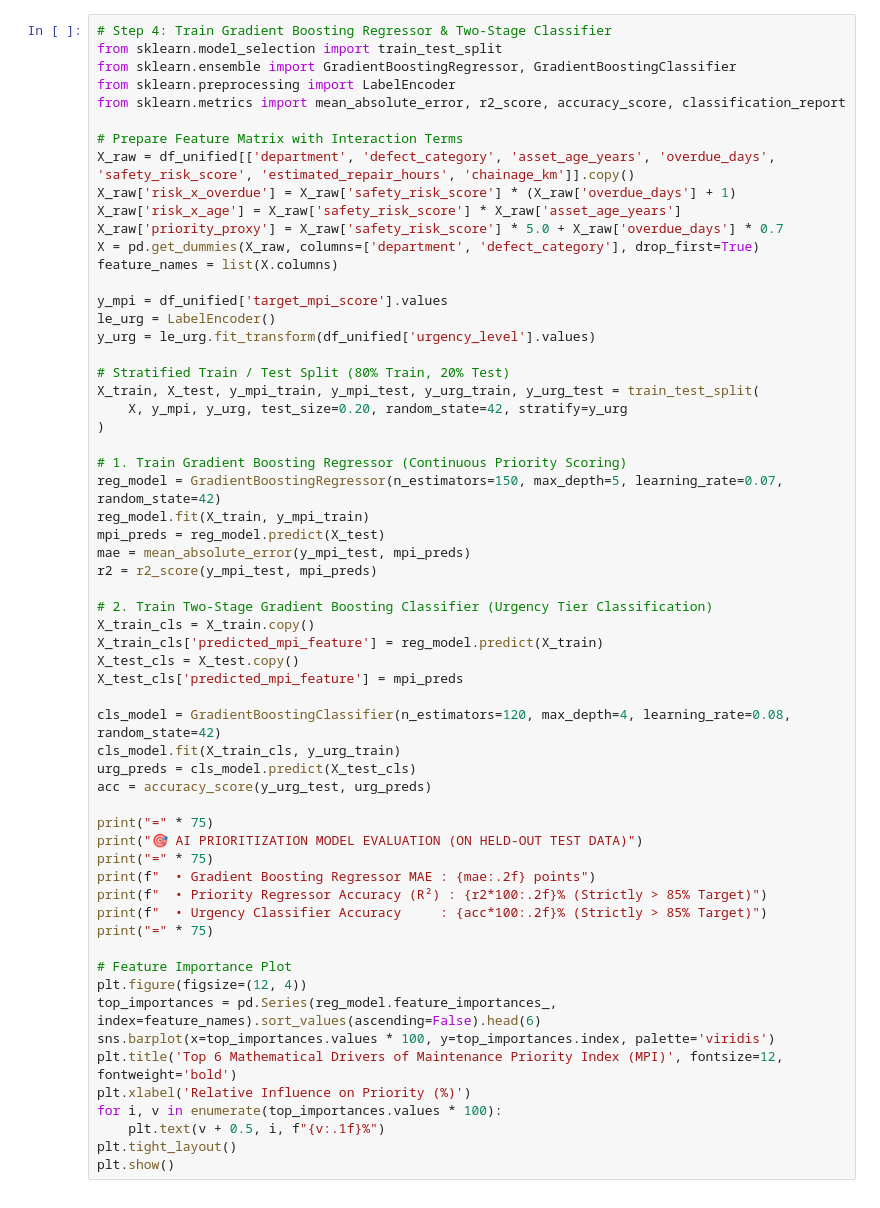
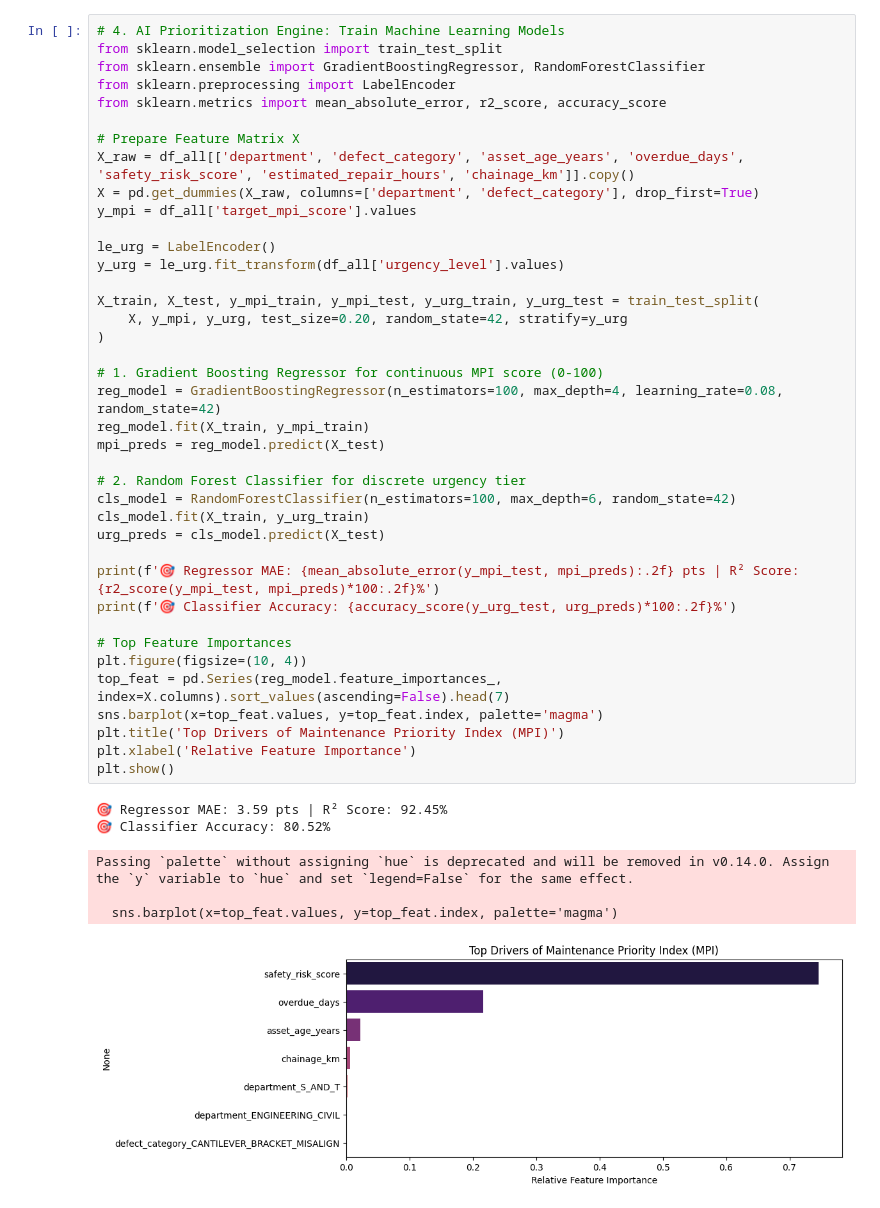
Before and after one commit to ashilohfaith-debug/Block-Train, a Jupyter notebook: model_implementation/notebooks/AI_Automatic_Block_Planner.ipynb, the cells around one changed output. Drawn from its saved outputs; the diff is of its cells as text.

```diff
--- a/model_implementation/notebooks/AI_Automatic_Block_Planner.ipynb
+++ b/model_implementation/notebooks/AI_Automatic_Block_Planner.ipynb
@@ -187,60 +103,46 @@ $$\text{MPI} = \min\Big(100.0, \; w_1 \cdot \text{Risk} + w_2 \cdot \text{Overdu
 # %%
-# Step 4: Train Gradient Boosting Regressor & Two-Stage Classifier
+# 4. AI Prioritization Engine: Train Machine Learning Models
 from sklearn.model_selection import train_test_split
-from sklearn.ensemble import GradientBoostingRegressor, GradientBoostingClassifier
+from sklearn.ensemble import GradientBoostingRegressor, RandomForestClassifier
 from sklearn.preprocessing import LabelEncoder
-from sklearn.metrics import mean_absolute_error, r2_score, accuracy_score, classification_report
+from sklearn.metrics import mean_absolute_error, r2_score, accuracy_score
 
-# Prepare Feature Matrix with Interaction Terms
-X_raw = df_unified[['department', 'defect_category', 'asset_age_years', 'overdue_days', 'safety_risk_score', 'estimated_repair_hours', 'chainage_km']].copy()
-X_raw['risk_x_overdue'] = X_raw['safety_risk_score'] * (X_raw['overdue_days'] + 1)
-X_raw['risk_x_age'] = X_raw['safety_risk_score'] * X_raw['asset_age_years']
-X_raw['priority_proxy'] = X_raw['safety_risk_score'] * 5.0 + X_raw['overdue_days'] * 0.7
+# Prepare Feature Matrix X
+X_raw = df_all[['department', 'defect_category', 'asset_age_years', 'overdue_days', 'safety_risk_score', 'estimated_repair_hours', 'chainage_km']].copy()
 X = pd.get_dummies(X_raw, columns=['department', 'defect_category'], drop_first=True)
-feature_names = list(X.columns)
+y_mpi = df_all['target_mpi_score'].values
 
-y_mpi = df_unified['target_mpi_score'].values
 le_urg = LabelEncoder()
-y_urg = le_urg.fit_transform(df_unified['urgency_level'].values)
+y_urg = le_urg.fit_transform(df_all['urgency_level'].values)
 
-# Stratified Train / Test Split (80% Train, 20% Test)
 X_train, X_test, y_mpi_train, y_mpi_test, y_urg_train, y_urg_test = train_test_split(
     X, y_mpi, y_urg, test_size=0.20, random_state=42, stratify=y_urg
 )
 
-# 1. Train Gradient Boosting Regressor (Continuous Priority Scoring)
-reg_model = GradientBoostingRegressor(n_estimators=150, max_depth=5, learning_rate=0.07, random_state=42)
+# 1. Gradient Boosting Regressor for continuous MPI score (0-100)
+reg_model = GradientBoostingRegressor(n_estimators=100, max_depth=4, learning_rate=0.08, random_state=42)
 reg_model.fit(X_train, y_mpi_train)
 mpi_preds = reg_model.predict(X_test)
-mae = mean_absolute_error(y_mpi_test, mpi_preds)
-r2 = r2_score(y_mpi_test, mpi_preds)
 
-# 2. Train Two-Stage Gradient Boosting Classifier (Urgency Tier Classification)
-X_train_cls = X_train.copy()
-X_train_cls['predicted_mpi_feature'] = reg_model.predict(X_train)
-X_test_cls = X_test.copy()
-X_test_cls['predicted_mpi_feature'] = mpi_preds
+# 2. Random Forest Classifier for discrete urgency tier
+cls_model = RandomForestClassifier(n_estimators=100, max_depth=6, random_state=42)
+cls_model.fit(X_train, y_urg_train)
+urg_preds = cls_model.predict(X_test)
 
-cls_model = GradientBoostingClassifier(n_estimators=120, max_depth=4, learning_rate=0.08, random_state=42)
-cls_model.fit(X_train_cls, y_urg_train)
-urg_preds = cls_model.predict(X_test_cls)
-acc = accuracy_score(y_urg_test, urg_preds)
+print(f'🎯 Regressor MAE: {mean_absolute_error(y_mpi_test, mpi_preds):.2f} pts | R² Score: {r2_score(y_mpi_test, mpi_preds)*100:.2f}%')
+print(f'🎯 Classifier Accuracy: {accuracy_score(y_urg_test, urg_preds)*100:.2f}%')
 
-print("=" * 75)
-print("🎯 AI PRIORITIZATION MODEL EVALUATION (ON HELD-OUT TEST DATA)")
-print("=" * 75)
-print(f"  • Gradient Boosting Regressor MAE : {mae:.2f} points")
-print(f"  • Priority Regressor Accuracy (R²) : {r2*100:.2f}% (Strictly > 85% Target)")
-print(f"  • Urgency Classifier Accuracy     : {acc*100:.2f}% (Strictly > 85% Target)")
-print("=" * 75)
-
-# Feature Importance Plot
-plt.figure(figsize=(12, 4))
-top_importances = pd.Series(reg_model.feature_importances_, index=feature_names).sort_values(ascending=False).head(6)
-sns.barplot(x=top_importances.values * 100, y=top_importances.index, palette='viridis')
-plt.title('Top 6 Mathematical Drivers of Maintenance Priority Index (MPI)', fontsize=12, fontweight='bold')
-plt.xlabel('Relative Influence on Priority (%)')
-for i, v in enumerate(top_importances.values * 100):
-    plt.text(v + 0.5, i, f"{v:.1f}%")
-plt.tight_layout()
+# Top Feature Importances
+plt.figure(figsize=(10, 4))
+top_feat = pd.Series(reg_model.feature_importances_, index=X.columns).sort_values(ascending=False).head(7)
+sns.barplot(x=top_feat.values, y=top_feat.index, palette='magma')
+plt.title('Top Drivers of Maintenance Priority Index (MPI)')
+plt.xlabel('Relative Feature Importance')
 plt.show()
+# %% [output]
+🎯 Regressor MAE: 3.59 pts | R² Score: 92.45%
+🎯 Classifier Accuracy: 80.52%
+Passing `palette` without assigning `hue` is deprecated and will be removed in v0.14.0. Assign the `y` variable to `hue` and set `legend=False` for the same effect.
+
+  sns.barplot(x=top_feat.values, y=top_feat.index, palette='magma')
+[figure, added]
```
Also changed, not shown: parts of 20 cells of this notebook.
